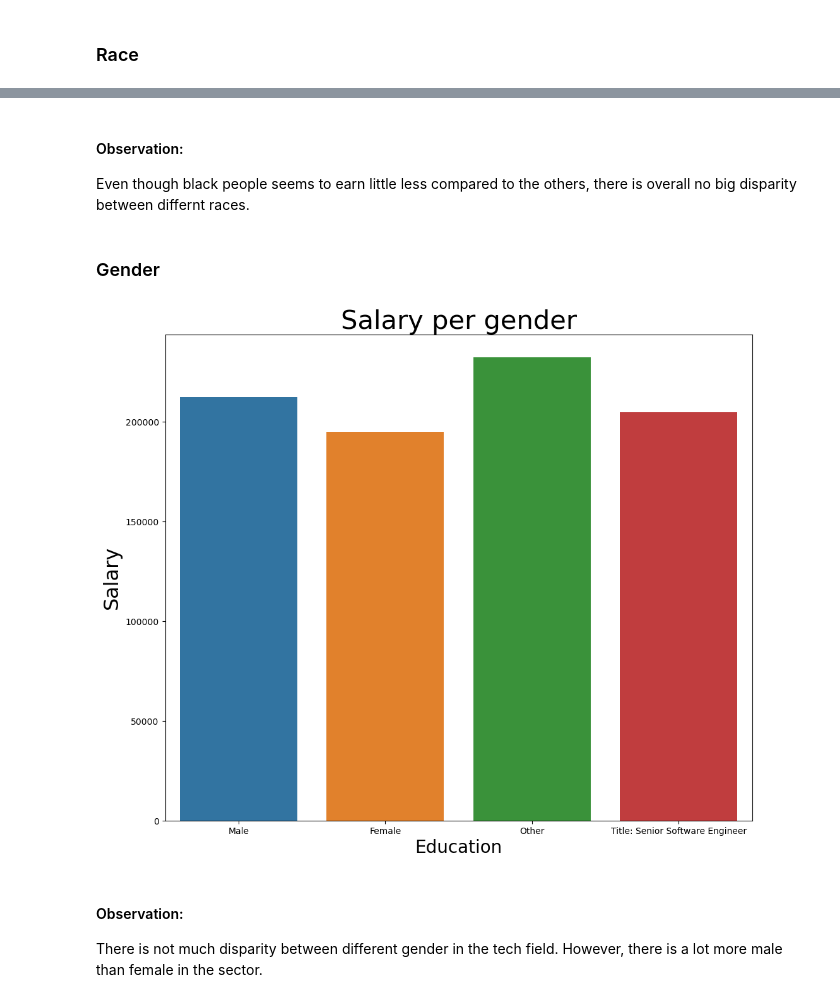
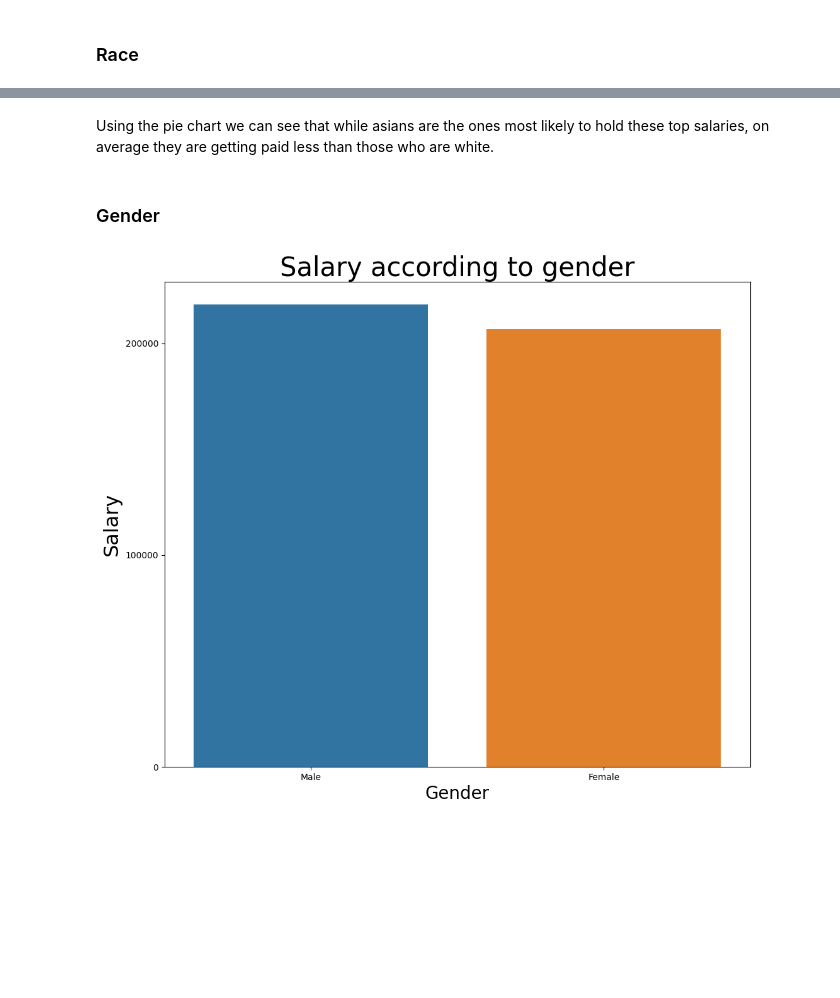
Before and after one commit to oherre11-afk/CMSC320-Final-Project, a Jupyter notebook: final.ipynb, the cells around one changed output, grey strips where cells are left out. Saved outputs shown, nothing was run; the diff lists cells and outputs as text; code cells hidden in the pictures; blank space fills up the shorter version.

```diff
--- a/final.ipynb
+++ b/final.ipynb
@@ -168,20 +227,5 @@ db['Race'].unique()
 array([nan, 'White', 'Asian', 'Black', 'Two Or More', 'Hispanic'],
       dtype=object)
 # %%
-# Now we will remove the 'two or more' category
-
-for index, row in db.iterrows():
-
-    if(row['Race'] == 'Two Or More'):
-
-        db.loc[index, 'Race']= np.nan
-
-
-#Filling the Nan rows with a random race
-
-genders = ['White', 'Asian', 'Black', 'Hispanic']
-
-db['Race'] = db['Race'].apply(lambda x: random.choice(genders) if pd.isna(x) else x)
-
-db.head()
+db['Race'].value_counts()
 # %% [output]
@@ -199,11 +272,5 @@ db['Education'].unique()
 array([nan, 'PhD', "Master's Degree", "Bachelor's Degree", 'Some College',
        'Highschool'], dtype=object)
 # %%
-# Now we fill in the null rows with a random race
-
-genders = ['PhD', 'Master\'s Degree', 'Bachelor\'s Degree', 'Some College', 'Highschool']
-
-db['Education'] = db['Education'].apply(lambda x: random.choice(genders) if pd.isna(x) else x)
-
-db.head()
+db['Education'].value_counts()
 # %% [output]
@@ -216,3 +285,15 @@ db.head()
+# %%
+# Total values: 30,370
+# Masters Degree 0.51
+# Bachelors Degree 0.41
+# PhD 0.06
+# Some College 0.01
+# Highschool 0.01
+
+weights = [51, 41, 6, 1, 1]
+choices = ["Master's Degree", "Bachelor's Degree", "PhD", "Some College", "Highschool"]
+
+db['Education'] = db['Education'].apply(lambda x: random.choices(choices, weights=weights)[0] if pd.isna(x) else x)
 # %%
 # Finding out how much Nan value left now
 db.isna().sum()
@@ -335,16 +428,16 @@ plt.show()
 # %% [markdown]
-<h4>Observation:</h4>
-Even though black people seems to earn little less compared to the others, there is overall no big disparity between differnt races.
+Using the pie chart we can see that while asians are the ones most likely to hold these top salaries, on average they are getting paid less than those who are white.
 # %% [markdown]
 <h3>Gender</h3>
 # %%
 plt.figure(figsize=(12,10))
-sns.barplot(x="gender", y="totalyearlycompensation", data=db, errorbar=None)
+sns.barplot(x="gender", y="totalyearlycompensation_x", data=db, errorbar=None)
 plt.title('Salary according to gender', fontsize=30)
-plt.xlabel("Education", size=20)
+plt.xlabel("Gender", size=20)
 plt.ylabel("Salary", size=23)
+
+plt.yticks(range(0, 300000, 100000))
+
 plt.show()
 # %% [output]
-[figure, old version]
+[figure, new version]
-# %% [markdown]
-<h4>Observation:</h4>There is not much disparity between different gender in the tech field. However, there is a lot more male than female in the sector.
```
Also changed, not shown: parts of 77 cells of this notebook, 16 other files.
